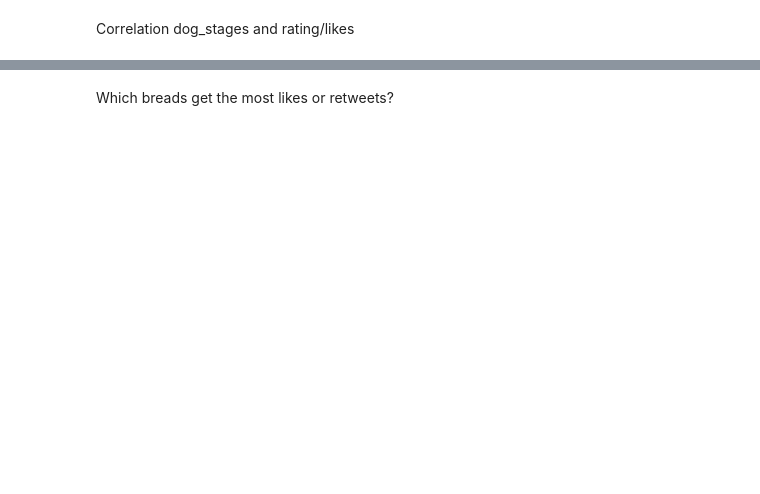
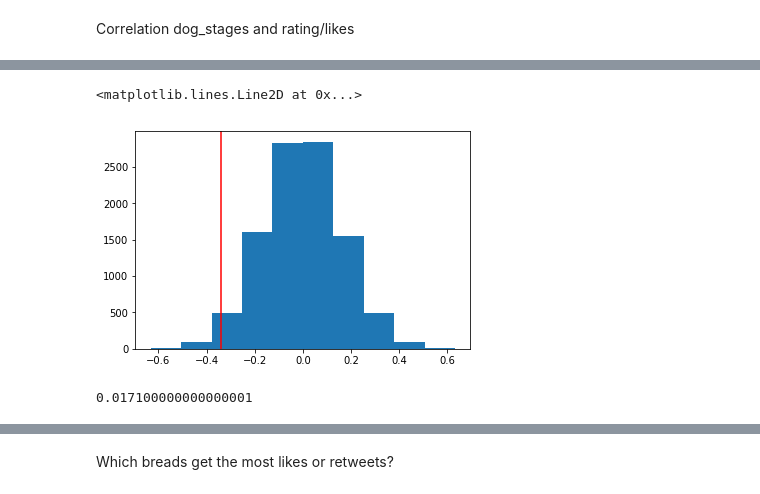
Before and after one commit to VerenaDietrich/WeRateDogs-Analysis, a Jupyter notebook: wrangle_act.ipynb, the cells around one changed output, grey strips where cells are left out. Drawn from its saved outputs; the diff is of its cells as text; code cells hidden in the pictures; blank space fills up the shorter version.

```diff
--- a/wrangle_act.ipynb
+++ b/wrangle_act.ipynb
@@ -648,0 +661,14 @@ sns.pairplot(tweets_clean[tweets_clean.dog_stages.isin(stages)][['rating_numerat
+# %%
+#Obersvations for non-puppers and puppers
+#Observation of ratings
+rating_observe_all = sample_data[sample_data['dog_stages'] != 'pupper']['rating_numerator'].mean()
+rating_observe_pupper = sample_data[sample_data['dog_stages'] == 'pupper']['rating_numerator'].mean()
+rating_observe_diff = rating_observe_all - rating_observe_pupper
+#Observation of likes
+like_observe_all = sample_data[sample_data['dog_stages'] != 'pupper']['like_counts'].mean()
+like_observe_pupper = sample_data[sample_data['dog_stages'] == 'pupper']['like_counts'].mean()
+like_observe_diff = like_observe_all - like_observe_pupper
+#Observation of retweets
+retweets_observe_all = sample_data[sample_data['dog_stages'] != 'pupper']['retweet_counts'].mean()
+retweets_observe_pupper = sample_data[sample_data['dog_stages'] == 'pupper']['retweet_counts'].mean()
+retweets_observe_diff = retweets_observe_all - retweets_observe_pupper
@@ -648,0 +719,11 @@ sns.pairplot(tweets_clean[tweets_clean.dog_stages.isin(stages)][['rating_numerat
+# %%
+null_vals = np.random.normal(0, np.std(rating_diffs), 10000)
+plt.hist(null_vals);
+plt.axvline(rating_observe_diff, color = 'red')
+# %% [output]
+<matplotlib.lines.Line2D at 0x...>
+[figure, added]
+# %%
+(null_vals < rating_observe_diff).mean()
+# %% [output]
+0.017100000000000001
```
Also changed, not shown: parts of 51 cells of this notebook.
